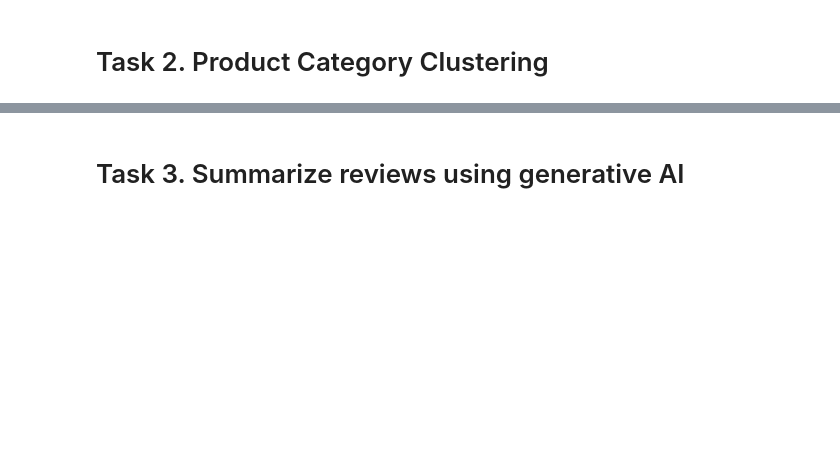
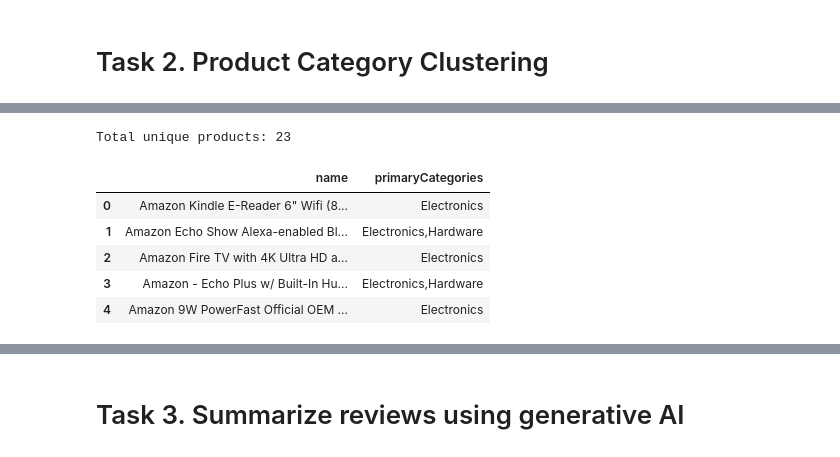
Before and after one commit to AbrarAlanazi/NLP_Automated-Customer-Reviews, a Jupyter notebook: Automated_Customers_Reviews.ipynb, the cells around one changed output, grey strips where cells are left out. Saved outputs shown, nothing was run; the diff lists cells and outputs as text; code cells hidden in the pictures; blank space fills up the shorter version.

```diff
--- a/Automated_Customers_Reviews.ipynb
+++ b/Automated_Customers_Reviews.ipynb
@@ -421,0 +364,13 @@ Name: Category, dtype: object
+# %%
+# Extract unique product names and categories
+unique_products = data[['name', 'primaryCategories']].drop_duplicates().reset_index(drop=True)
+print(f"Total unique products: {len(unique_products)}")
+unique_products.head()
+# %% [output]
+Total unique products: 23
+|  | name | primaryCategories |
+| 0 | Amazon Kindle E-Reader 6" Wifi (8... | Electronics |
+| 1 | Amazon Echo Show Alexa-enabled Bl... | Electronics,Hardware |
+| 2 | Amazon Fire TV with 4K Ultra HD a... | Electronics |
+| 3 | Amazon - Echo Plus w/ Built-In Hu... | Electronics,Hardware |
+| 4 | Amazon 9W PowerFast Official OEM ... | Electronics |
```
Also changed, not shown: parts of 19 cells of this notebook, 1 other file.
